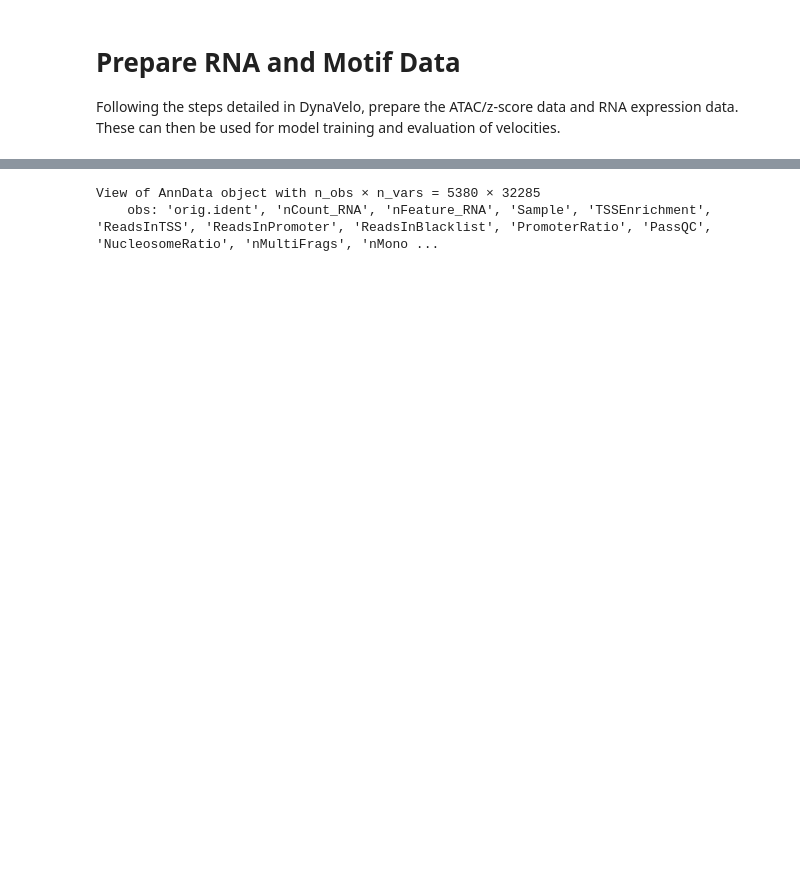
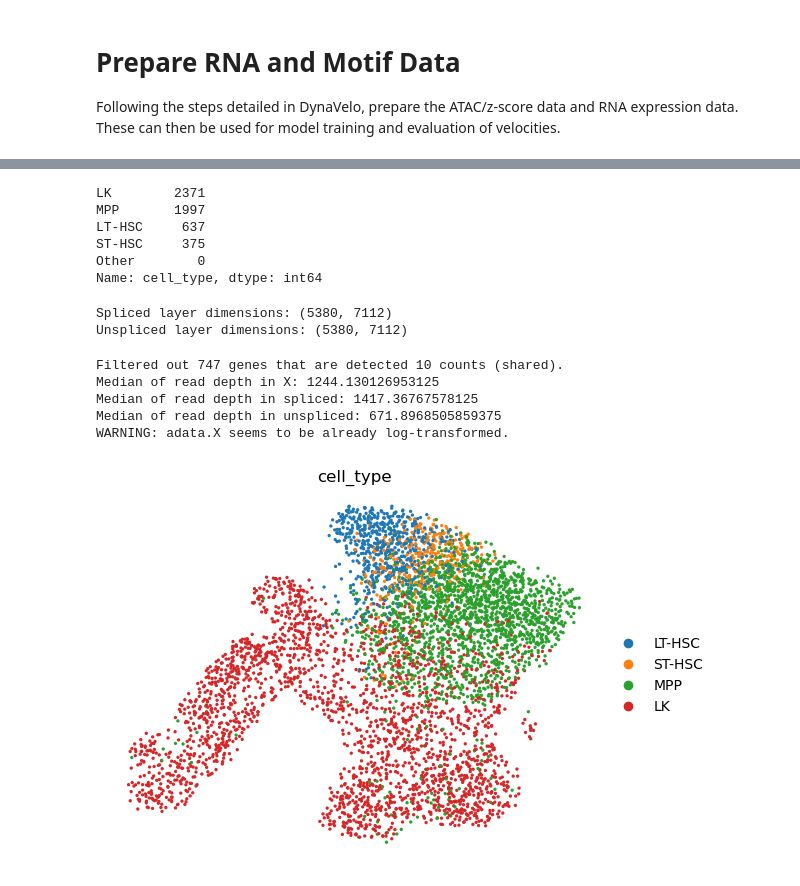
Before and after one commit to N1klasSchmidt/DynaVelo_testing, a Jupyter notebook: preprocessing/prepare_data.ipynb, the cells around one changed output, grey strips where cells are left out. Saved outputs shown, nothing was run; the diff lists cells and outputs as text; code cells hidden in the pictures; blank space fills up the shorter version.

Commit message:
Started velocity experiments, scVelo. MultiVelo, ArchVelo

```diff
--- a/preprocessing/prepare_data.ipynb
+++ b/preprocessing/prepare_data.ipynb
@@ -38,7 +51,38 @@ View of AnnData object with n_obs × n_vars = 5380 × 746
 # %%
-adata_rna
+mapping = {
+    "LT": "LT-HSC",
+    "ST": "ST-HSC",
+    "MPP": "MPP",
+    "LS_K": "LK"
+}
+
+adata_rna.obs["cell_type"] = adata_rna.obs["predicted.id"].map(mapping).fillna("Other")
+
+adata_rna.obs["cell_type"] = pd.Categorical(
+    adata_rna.obs["cell_type"],
+    categories=["LT-HSC", "ST-HSC", "MPP", "LK", "Other"],
+    ordered=False
+)
+
+adata_rna.obs["cell_type"].value_counts()
 # %% [output]
-View of AnnData object with n_obs × n_vars = 5380 × 32285
-    obs: 'orig.ident', 'nCount_RNA', 'nFeature_RNA', 'Sample', 'TSSEnrichment', 'ReadsInTSS', 'ReadsInPromoter', 'ReadsInBlacklist', 'PromoterRatio', 'PassQC', 'NucleosomeRatio', 'nMultiFrags', 'nMono ...
+LK        2371
+MPP       1997
+LT-HSC     637
+ST-HSC     375
+Other        0
+Name: cell_type, dtype: int64
 # %%
 # Add spliced and unspliced layers to the RNA AnnData object
+loom_path = r"C:\Users\Nikla\Documents\MoBi_Master_FS.3\Internship AG Höfer\DynaVelo_testing\data\spliced_unspliced_counts.loom"
+
+##### load loom files from velocyto
+ldata = scv.read(loom_path, cache=True)
+# ldata.obs_names = [sample_name+'#' + x.split(':')[1][:-1] + '-1' for x in ldata.obs_names]
+# ldata.obs['Sample'] = sample_name
+ldata.var_names_make_unique()
+
+#ldata = sc.concat(ldata_list, join='inner', label="Sample", keys=sample_to_label.keys(), index_unique=None)
+
+# merge RNA and velocyto data
+adata_rna = scv.utils.merge(adata_rna, ldata)
@@ -45,9 +91,16 @@ View of AnnData object with n_obs × n_vars = 5380 × 32285
+# %%
+# check spliced and unspliced layer dimensions
+print("Spliced layer dimensions:", adata_rna.layers['spliced'].shape)
+print("Unspliced layer dimensions:", adata_rna.layers['unspliced'].shape)
+# %% [output]
+Spliced layer dimensions: (5380, 7112)
+Unspliced layer dimensions: (5380, 7112)
 # %%
 # Filter RNA data
 sc.pp.filter_cells(adata_rna, min_counts=1000)
 adata_rna.obs['read_depth_log10'] = np.log10(adata_rna.obs['n_counts'])
 
-adata_rna = adata_rna[:, ~adata_rna.var_names.isin(['Malat1'])]
+#adata_rna = adata_rna[:, ~adata_rna.var_names.isin(['Malat1'])]
 scv.pp.filter_genes(adata_rna, min_shared_counts=10)
 
 median_x = np.median(adata_rna.X.toarray().sum(1))
@@ -65,3 +118,9 @@ sc.pp.normalize_total(adata_rna, target_sum=median_u, layer='unspliced')
 sc.pp.log1p(adata_rna)
 sc.pp.highly_variable_genes(adata_rna, n_top_genes=2000, flavor='seurat', batch_key='Sample')
 adata_rna.layers["X_log"] = adata_rna.X.copy()
+# %% [output]
+Filtered out 747 genes that are detected 10 counts (shared).
+Median of read depth in X: 1244.130126953125
+Median of read depth in spliced: 1417.36767578125
+Median of read depth in unspliced: 671.8968505859375
+WARNING: adata.X seems to be already log-transformed.
@@ -67,0 +129,7 @@ adata_rna.layers["X_log"] = adata_rna.X.copy()
+# %%
+sc.pp.pca(adata_rna, n_comps=30, svd_solver='arpack')
+sc.pp.neighbors(adata_rna, n_neighbors=15, n_pcs=30)
+sc.tl.umap(adata_rna, min_dist=1, spread=1, random_state=0, n_components=2)
+sc.pl.umap(adata_rna, show=True, frameon=False, color="cell_type")
+# %% [output]
+[figure, added]
```
Also changed, not shown: parts of 5 cells of this notebook, 4 other files.
